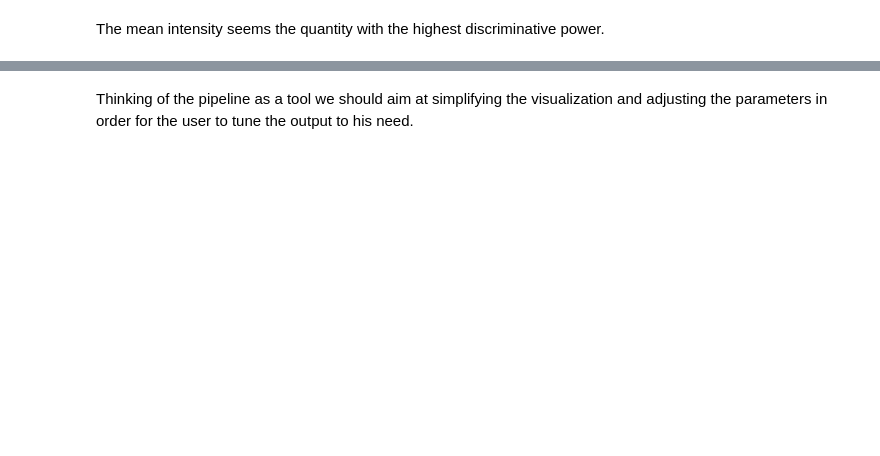
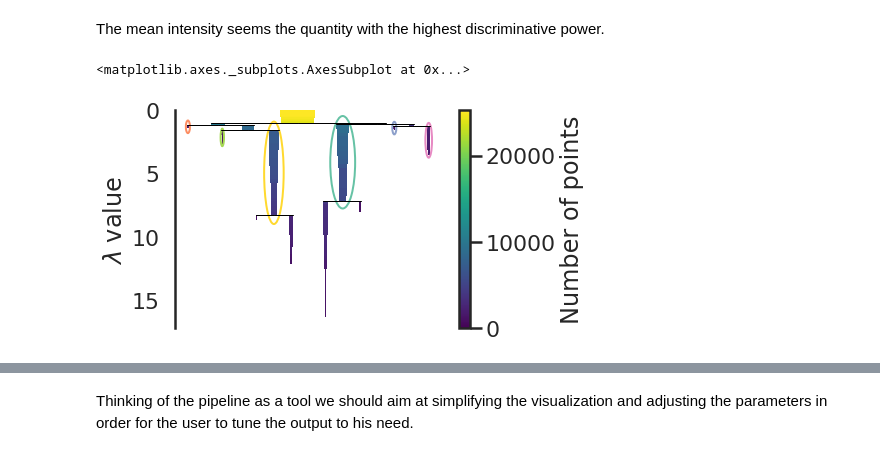
Before and after one commit to BiCroLab/WSI-analysis, a Jupyter notebook: SG/heatmap_module/ipynb/intensity.data2cluster.ipynb, the cells around one changed output, grey strips where cells are left out. Saved outputs shown, nothing was run; the diff lists cells and outputs as text; code cells hidden in the pictures; blank space fills up the shorter version.

```diff
--- a/SG/heatmap_module/ipynb/intensity.data2cluster.ipynb
+++ b/SG/heatmap_module/ipynb/intensity.data2cluster.ipynb
@@ -62,7 +63,7 @@ plt.show()
 # %% [markdown]
 The mean intensity seems the quantity with the highest discriminative power.
 # %%
-for feature in df.columns[5:11]:
+for feature in df.columns[7:11]:
     df['color'] = pd.qcut(df[feature], 10, labels=False)
     fig = px.scatter_3d(df, x="x", y="y", z="z", color="color")
     fig.update_traces(marker=dict(size=1,opacity=0.5),selector=dict(mode='markers'))
@@ -86,3 +87,15 @@ fig.update_layout(title='Curvature values in the first quartile',
                                 )
                      )
 fig.write_html('test.curvature_q1.3Dumap.html', auto_open=True)
+# %%
+min_cluster_size = 1000 # parameter to be adjausted
+min_samples = 100       # parameter to be adjausted
+
+clusterer = hdbscan.HDBSCAN(min_samples=min_samples,min_cluster_size=min_cluster_size,gen_min_span_tree=True)
+clusterer.fit(df1.loc[:,('x','y','z')])
+
+clusterer.condensed_tree_.plot(select_clusters=True,
+                               selection_palette=sns.color_palette("Set2",len(clusterer.labels_)))
+# %% [output]
+<matplotlib.axes._subplots.AxesSubplot at 0x...>
+[figure, added]
```
Also changed, not shown: parts of 11 cells of this notebook, 1 other file.
